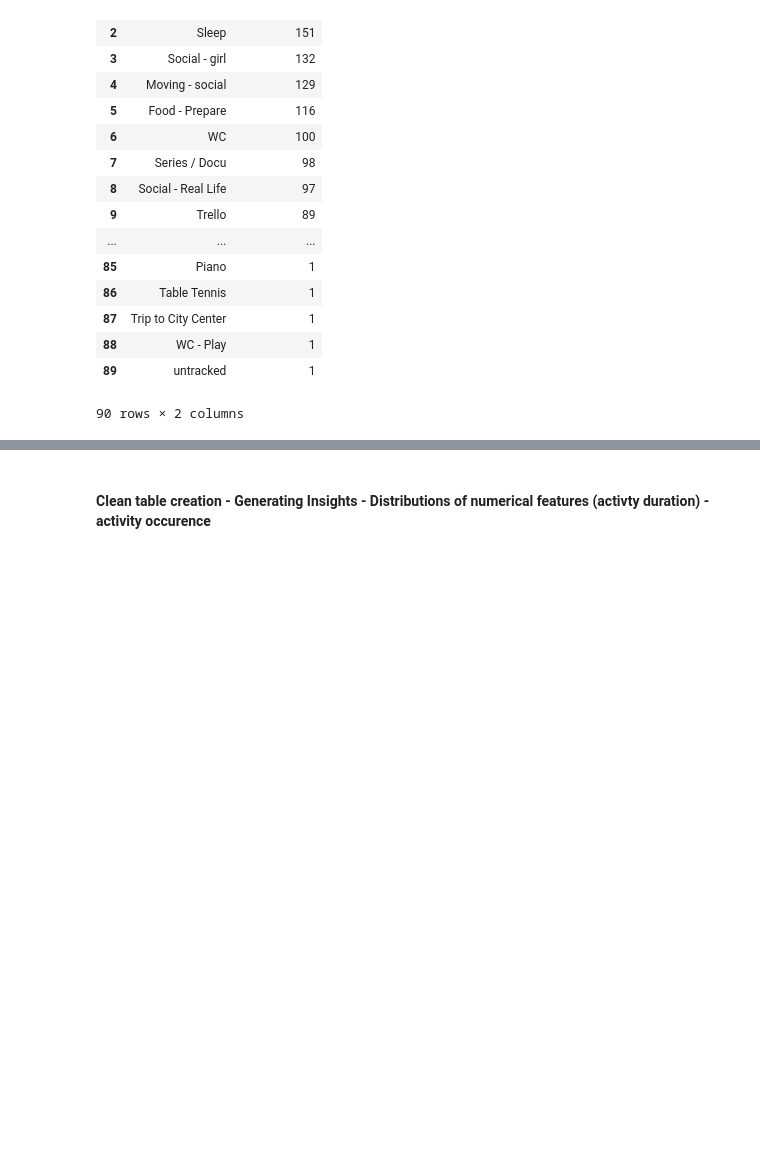
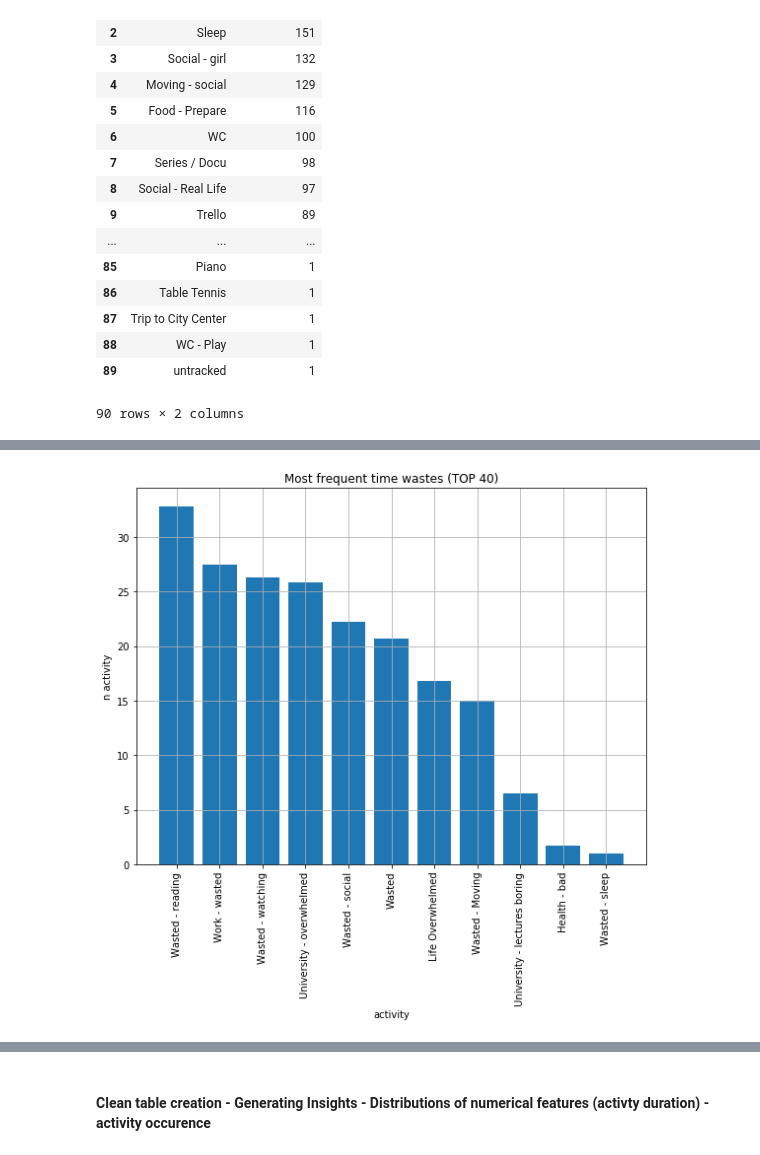
Before and after one commit to FollowJack/machine-learning-masterclass, a Jupyter notebook: project_10_activity_analysis/01_data_exploratory_analysis_sql.ipynb, the cells around one changed output, grey strips where cells are left out. Drawn from its saved outputs; the diff is of its cells as text; code cells hidden in the pictures; blank space fills up the shorter version.

Commit message:
Conclusions about wasted time.

```diff
--- a/project_10_activity_analysis/01_data_exploratory_analysis_sql.ipynb
+++ b/project_10_activity_analysis/01_data_exploratory_analysis_sql.ipynb
@@ -466,0 +486,26 @@ for plot in plots:
+# %%
+special_plots = []
+
+titel = 'Most frequent time wastes (TOP {})'.format(n_limit)
+xname = 'activity_name'
+yname = 'avg_activity_duration'
+xlabel = 'activity'
+ylabel = 'n activity'
+query = '''
+SELECT {0}, AVG(duration) AS {1}
+FROM activity
+WHERE category_name = "Wasted Time"
+GROUP BY {0}
+ORDER BY {1} DESC
+'''.format(xname,yname)
+plot = {'titel': titel, 'query': query, 'xname': xname,
+        'yname': yname,'xlabel': xlabel, 'ylabel':ylabel}
+special_plots.append(plot)
+# %%
+for plot in special_plots:
+    # execute queries
+    df_temp = pd.read_sql(plot['query'], connection)
+    # bar plot
+    bar_plot(df_temp, plot['titel'], plot['xname'], plot['yname'], plot['xlabel'], plot['ylabel'])
+# %% [output]
+[figure, added]
```
Also changed, not shown: parts of 9 cells of this notebook.
